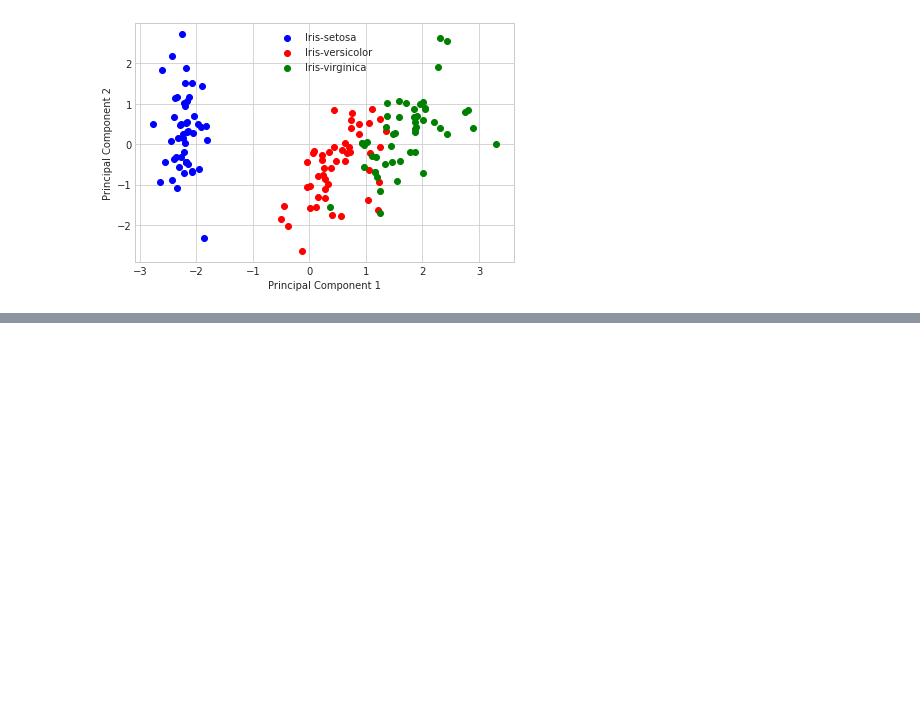
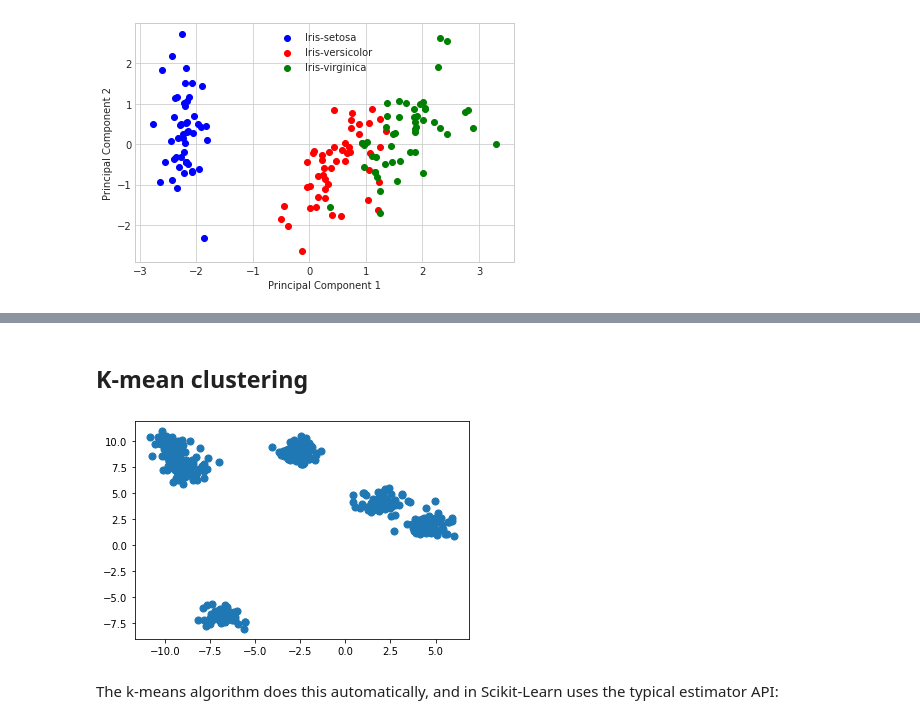
Before and after one commit to AAUCDSC/AppliedML, a Jupyter notebook: PCA.ipynb, the cells around one changed output, grey strips where cells are left out. Saved outputs shown, nothing was run; the diff lists cells and outputs as text; code cells hidden in the pictures; blank space fills up the shorter version.

```diff
--- a/PCA.ipynb
+++ b/PCA.ipynb
@@ -279,0 +314,11 @@ with plt.style.context('seaborn-whitegrid'):
+# %% [markdown]
+## K-mean clustering
+# %%
+from sklearn.datasets import make_blobs
+X, y_true = make_blobs(n_samples=400, centers=6,
+                       cluster_std=0.70, random_state=42)
+plt.scatter(X[:, 0], X[:, 1], s=80);
+# %% [output]
+[figure, added]
+# %% [markdown]
+The k-means algorithm does this automatically, and in Scikit-Learn uses the typical estimator API:
```
Also changed, not shown: parts of 15 cells of this notebook.
